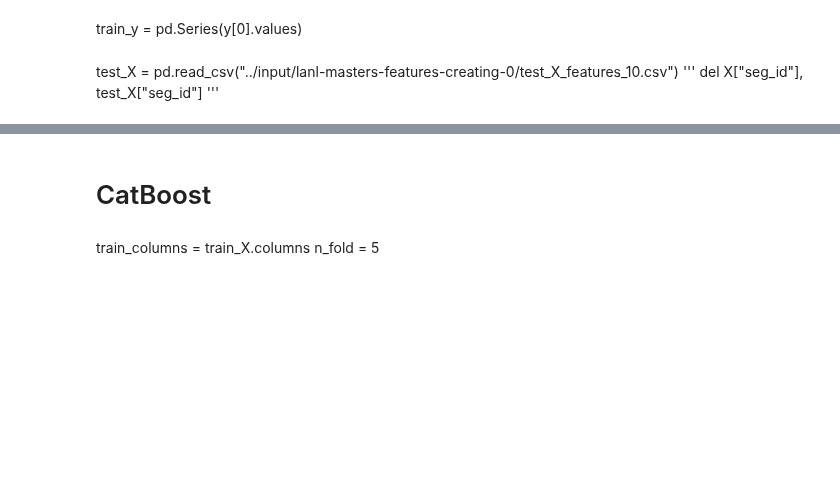
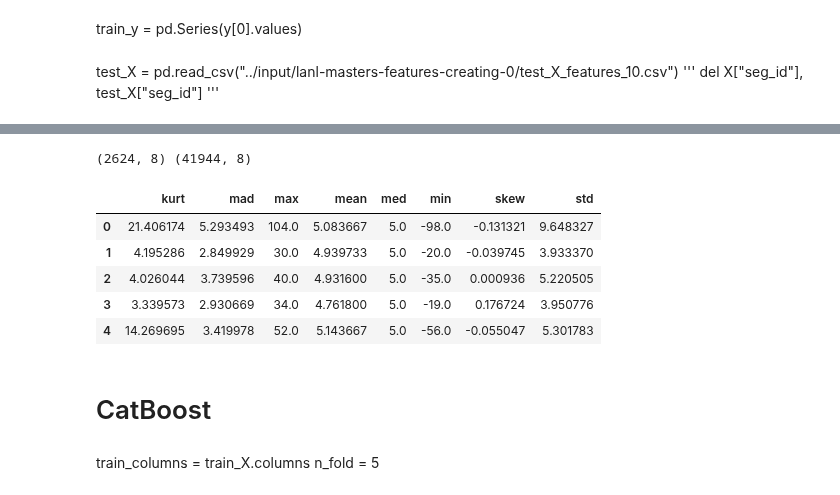
Before and after one commit to contemplat0r/LANL_Earthquake_Prediction, a Jupyter notebook: lanl-mix-kernels-and-my-features.ipynb, the cells around one changed output, grey strips where cells are left out. Saved outputs shown, nothing was run; the diff lists cells and outputs as text; code cells hidden in the pictures; blank space fills up the shorter version.

```diff
--- a/lanl-mix-kernels-and-my-features.ipynb
+++ b/lanl-mix-kernels-and-my-features.ipynb
@@ -106,3 +106,16 @@ def calc_change_rate(x):
     change = change[change != -np.inf]
     change = change[change != np.inf]
     return np.mean(change)
+# %%
+def get_extremal_accelerations(df, sort_field_name='acoustic_data', num_of_extremals=12):
+    sorted_df = df.sort_values(sort_field_name)
+    extremal_accelerations = []
+    for i in range(num_of_extremals):
+        idx_min = sorted_df.index[i]
+        idx_max = sorted_df.index[-i - 1]
+        min_v = df.iloc[idx_min][sort_field_name]
+        max_v = df.iloc[idx_max][sort_field_name]
+        extremal_accelerations.append((
+            (max_v - min_v) / (idx_max - idx_min)
+        ))
+    return extremal_accelerations
@@ -436,5 +472,18 @@ y = training_data.target
 # %%
 train_y = y
+# %%
+print(X_test.shape, X.shape)
+# %% [output]
+(2624, 8) (41944, 8)
+# %%
+X.head()
+# %% [output]
+|  | kurt | mad | max | mean | med | min | skew | std |
+| 0 | 21.406174 | 5.293493 | 104.0 | 5.083667 | 5.0 | -98.0 | -0.131321 | 9.648327 |
+| 1 | 4.195286 | 2.849929 | 30.0 | 4.939733 | 5.0 | -20.0 | -0.039745 | 3.933370 |
+| 2 | 4.026044 | 3.739596 | 40.0 | 4.931600 | 5.0 | -35.0 | 0.000936 | 5.220505 |
+| 3 | 3.339573 | 2.930669 | 34.0 | 4.761800 | 5.0 | -19.0 | 0.176724 | 3.950776 |
+| 4 | 14.269695 | 3.419978 | 52.0 | 5.143667 | 5.0 | -56.0 | -0.055047 | 5.301783 |
 # %%
 means_dict = {}
 for col in X.columns:
```
Also changed, not shown: parts of 8 cells of this notebook, 1 other file.
